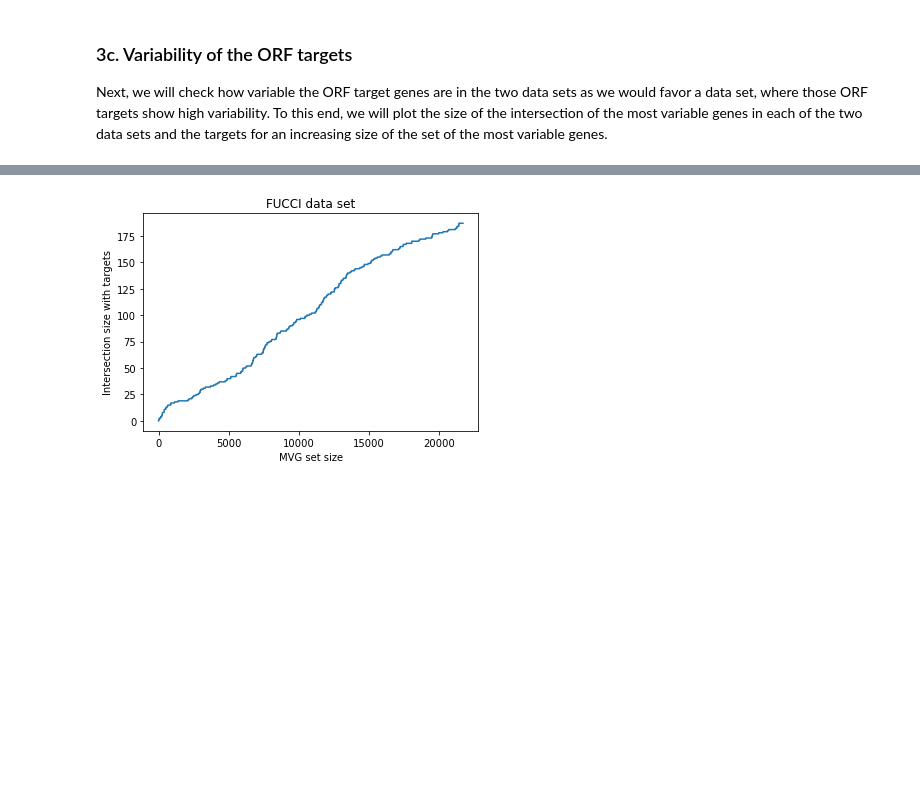
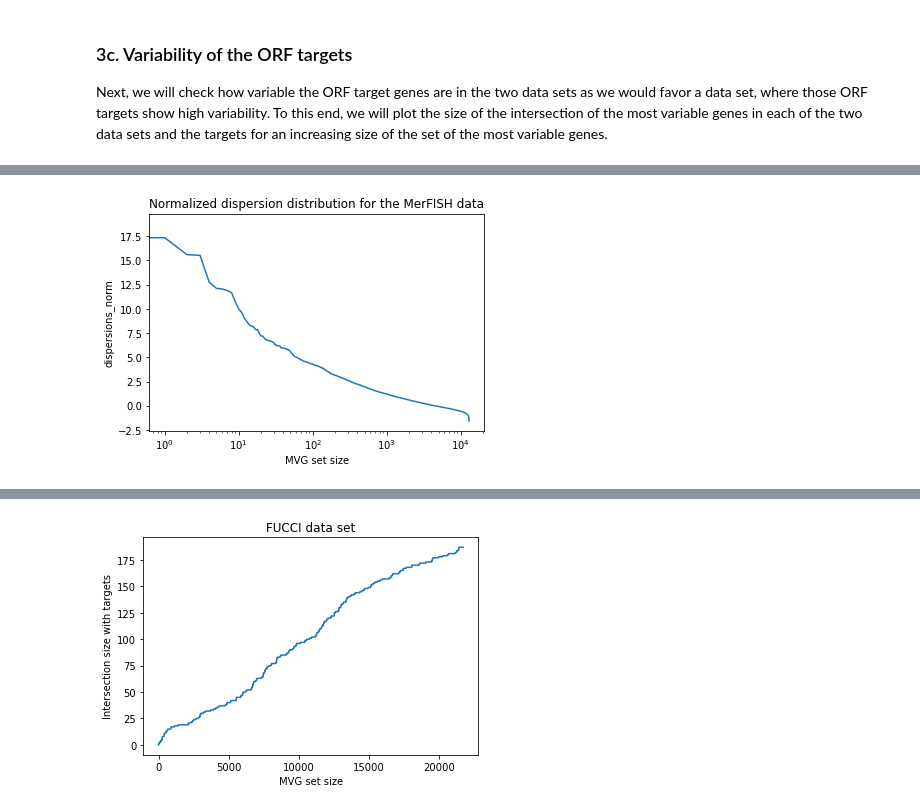
Before and after one commit to uhlerlab/image2reg, a Jupyter notebook: notebooks/ppi/gex_analyses.ipynb, the cells around one changed output, grey strips where cells are left out. Drawn from its saved outputs; the diff is of its cells as text; code cells hidden in the pictures; blank space fills up the shorter version.

```diff
--- a/notebooks/ppi/gex_analyses.ipynb
+++ b/notebooks/ppi/gex_analyses.ipynb
@@ -64,3 +64,17 @@ def plot_mvgs_intersection_size(adata_1, adata_2, figsize=[10, 8], title=""):
     plt.show()
 # %% [output]
 [interactive output not drawn]
+# %%
+def plot_dispersion_mvg(adata, title="", logx=False):
+    sorted_var_data = adata.var.sort_values("dispersions_norm", ascending=False)
+    data = pd.DataFrame.from_dict(
+        {
+            "dispersions_norm": np.array(sorted_var_data.dispersions_norm),
+            "MVG set size": list(range(len(sorted_var_data))),
+        }
+    )
+    ax = sns.lineplot(data=data, x="MVG set size", y="dispersions_norm")
+    ax.set_title(title)
+    if logx:
+        ax.set_xscale("log")
+    plt.show()
@@ -381,3 +397,11 @@ plot_target_intersection_size(merfish_adata, target_set, title="MerFISH data set
 # %% [output]
 [figure]
 [interactive output not drawn]
+# %%
+plot_dispersion_mvg(
+    merfish_adata,
+    title="Normalized dispersion distribution for the MerFISH data",
+    logx=True,
+)
+# %% [output]
+[figure, added]
```
Also changed, not shown: parts of 5 cells of this notebook, 1 other file.
